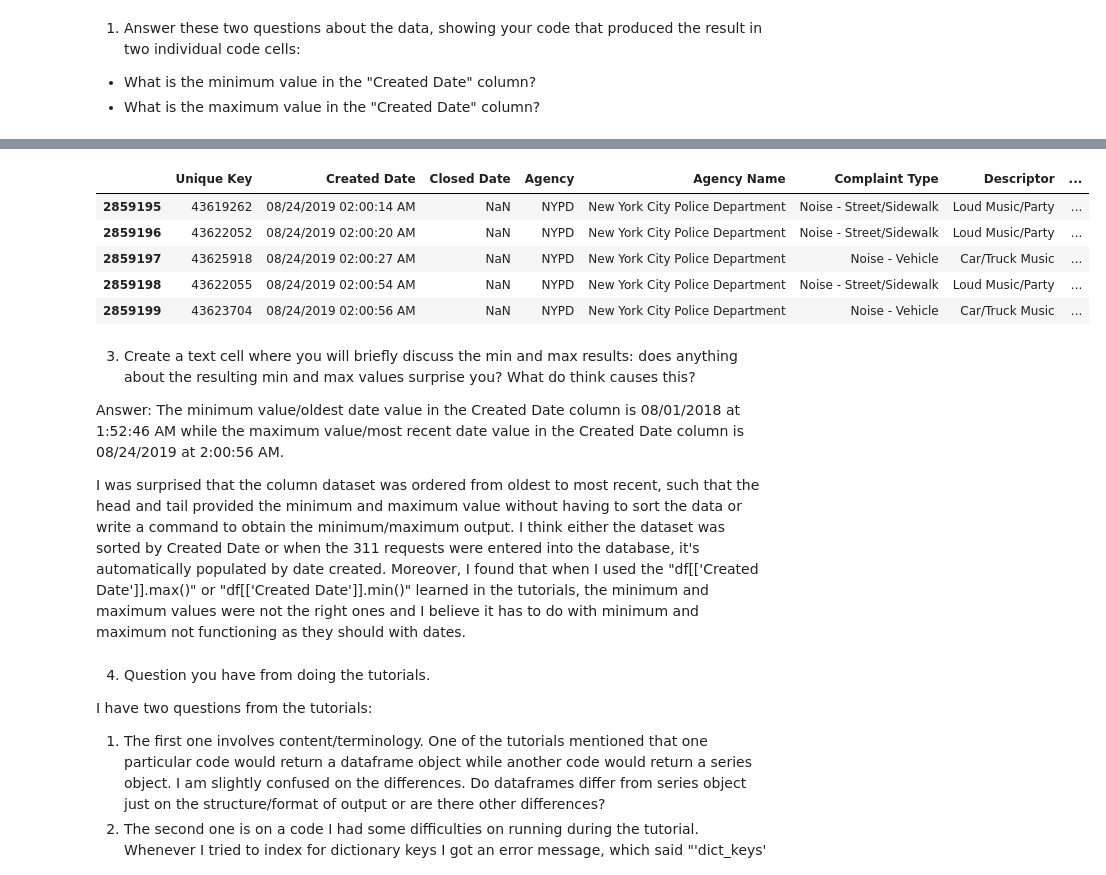
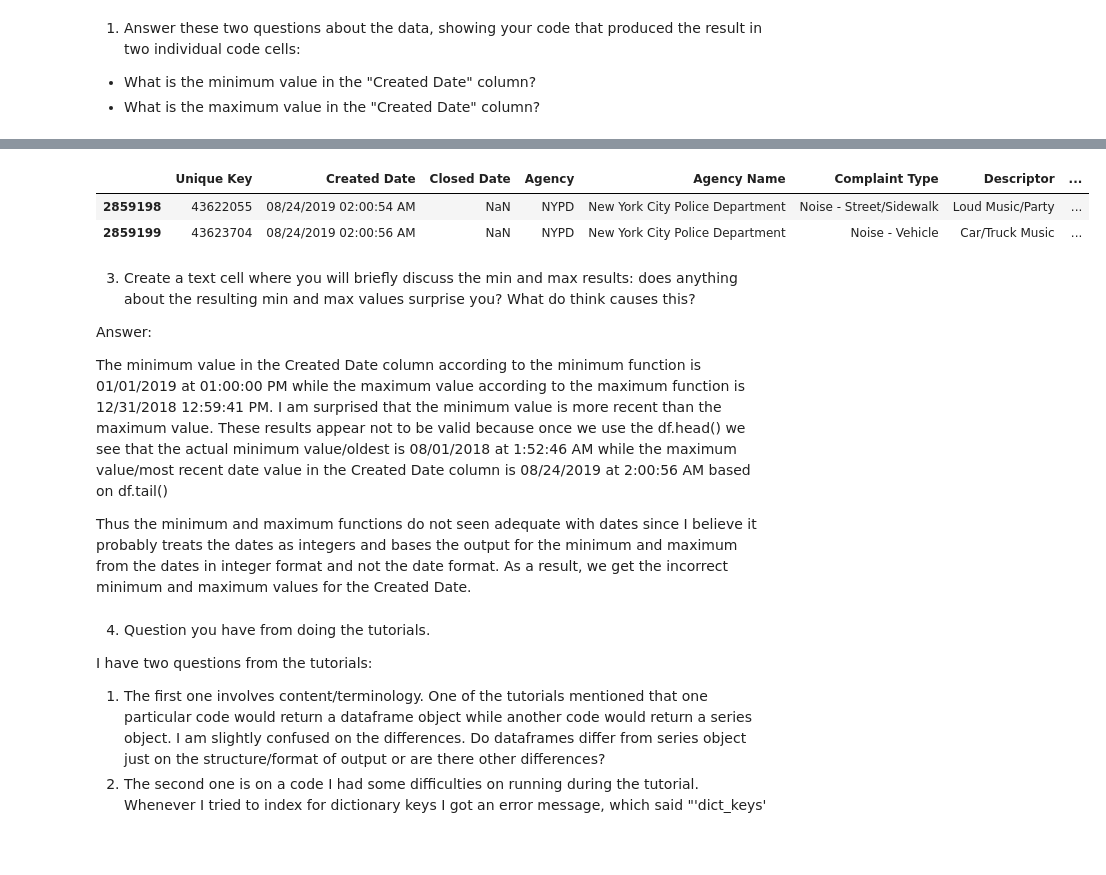
Before and after one commit to jenniferarzu/nyu-python-public-policy, a Jupyter notebook: HW1.ipynb, the cells around one changed output, grey strips where cells are left out. Cells and saved outputs as stored; diff of their text form; code cells hidden in the pictures; blank space fills up the shorter version.

```diff
--- a/HW1.ipynb
+++ b/HW1.ipynb
@@ -33,18 +37,17 @@ df.head() #Answer 2a: The minimum value/lowest date value in the Created Date co
 # %%
-df.tail() #Answer 2b: The maximum value/highest date value in the Created Date column is 08/24/2019 at 2:00:56 AM.
+df.tail(2) #The actual maximum value/highest date value in the Created Date column is 08/24/2019 at 2:00:56 AM.
 # %% [output]
 |  | Unique Key | Created Date | Closed Date | Agency | Agency Name | Complaint Type | Descriptor | ... |
-| 2859195 | 43619262 | 08/24/2019 02:00:14 AM | NaN | NYPD | New York City Police Department | Noise - Street/Sidewalk | Loud Music/Party | ... |
-| 2859196 | 43622052 | 08/24/2019 02:00:20 AM | NaN | NYPD | New York City Police Department | Noise - Street/Sidewalk | Loud Music/Party | ... |
-| 2859197 | 43625918 | 08/24/2019 02:00:27 AM | NaN | NYPD | New York City Police Department | Noise - Vehicle | Car/Truck Music | ... |
 | 2859198 | 43622055 | 08/24/2019 02:00:54 AM | NaN | NYPD | New York City Police Department | Noise - Street/Sidewalk | Loud Music/Party | ... |
 | 2859199 | 43623704 | 08/24/2019 02:00:56 AM | NaN | NYPD | New York City Police Department | Noise - Vehicle | Car/Truck Music | ... |
 # %% [markdown]
 3) Create a text cell where you will briefly discuss the min and max results: does anything about the resulting min and max values surprise you? What do think causes this?
 
-Answer: The minimum value/oldest date value in the Created Date column is 08/01/2018 at 1:52:46 AM while the maximum value/most recent date value in the Created Date column is 08/24/2019 at 2:00:56 AM.
+Answer:
 
-I was surprised that the column dataset was ordered from oldest to most recent, such that the head and tail provided the minimum and maximum value without having to sort the data or write a command to obtain the minimum/maximum output. I think either the dataset was sorted by Created Date or when the 311 requests were entered into the database, it's automatically populated by date created. Moreover, I found that when I used the "df[['Created Date']].max()" or "df[['Created Date']].min()" learned in the tutorials, the minimum and maximum values were not the right ones and I believe it has to do with minimum and maximum not functioning as they should with dates.
+The minimum value in the Created Date column according to the minimum function is 01/01/2019 at 01:00:00 PM while the maximum value according to the maximum function is 12/31/2018 12:59:41 PM. I am surprised that the minimum value is more recent than the maximum value. These results appear not to be valid because once we use the df.head() we see that the actual minimum value/oldest  is 08/01/2018 at 1:52:46 AM while the maximum value/most recent date value in the Created Date column is 08/24/2019 at 2:00:56 AM based on df.tail()
+
+Thus the minimum and maximum functions do not seen adequate with dates since I believe it probably treats the dates as integers and bases the output for the minimum and maximum from the dates in integer format and not the date format. As a result, we get the incorrect minimum and maximum values for the Created Date.
 # %% [markdown]
 4) Question you have from doing the tutorials.
 
```
Also changed, not shown: parts of 4 cells of this notebook.
